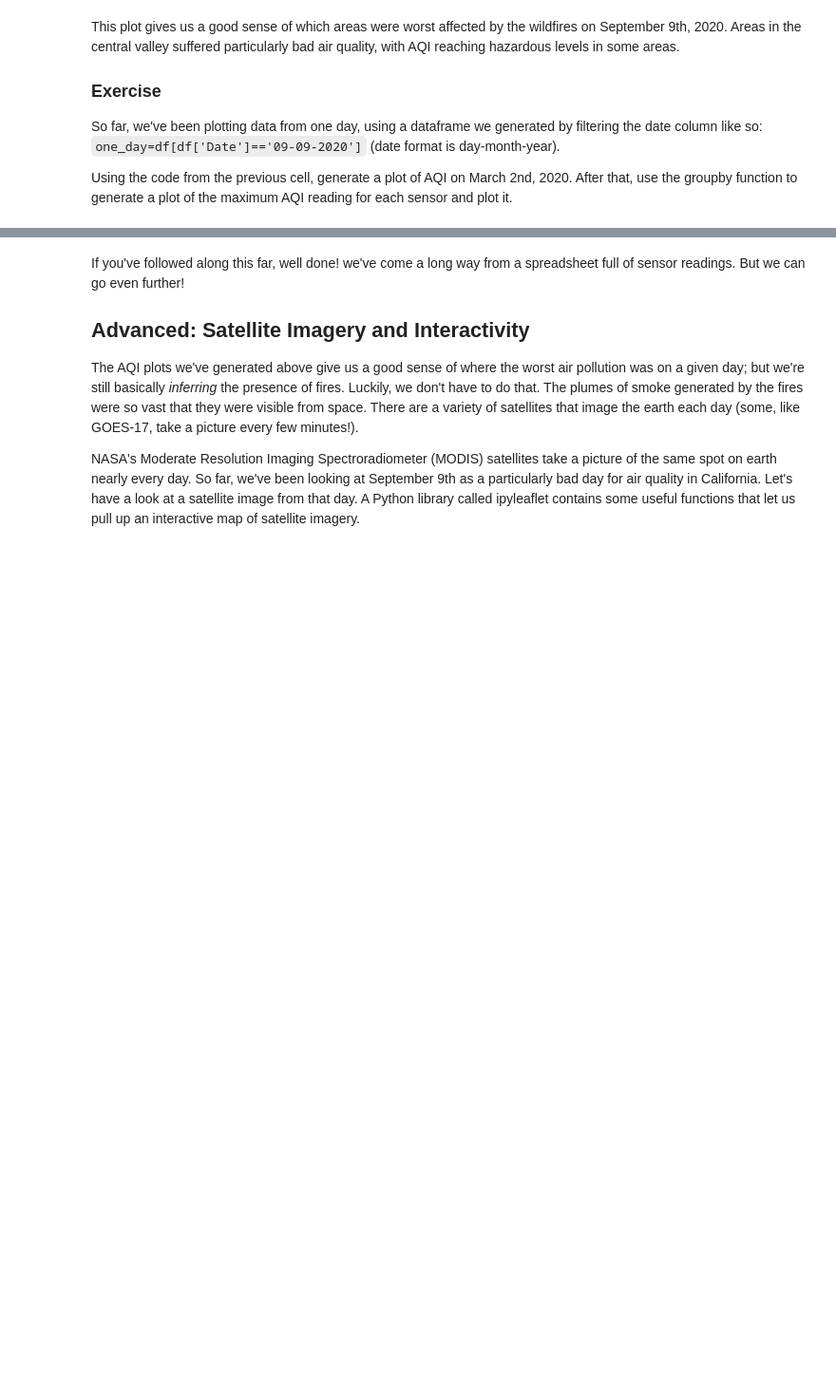
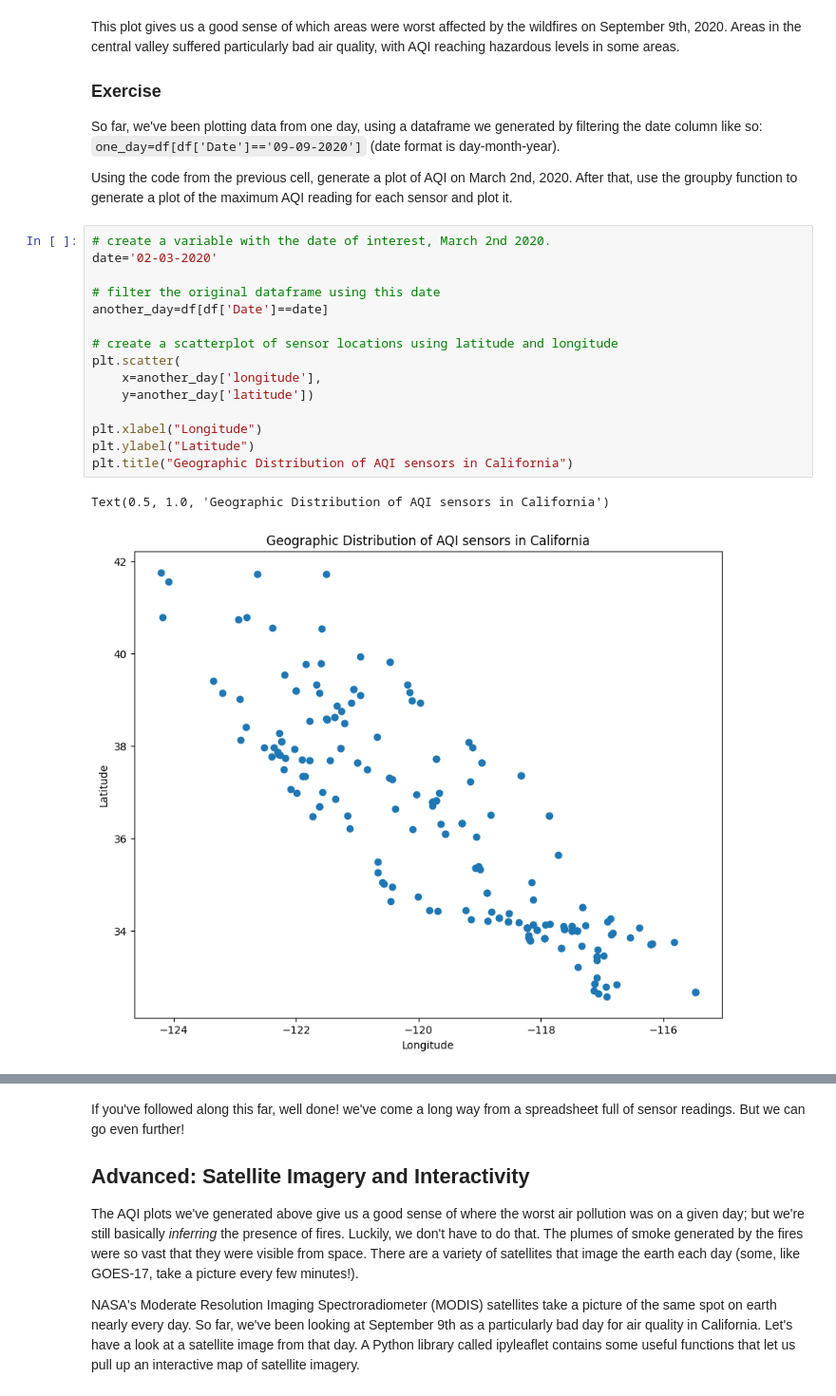
Before and after one commit to khou128/QM2, a Jupyter notebook: notebooks/W03. Spatial Data.ipynb, the cells around one changed output, grey strips where cells are left out. Shown at 95% size. Cells and saved outputs as stored; diff of their text form; blank space fills up the shorter version.

```diff
--- a/notebooks/W03. Spatial Data.ipynb
+++ b/notebooks/W03. Spatial Data.ipynb
@@ -446,3 +447,21 @@ This plot gives us a good sense of which areas were worst affected by the wildfi
 So far, we've been plotting data from one day, using a dataframe we generated by filtering the date column like so: `one_day=df[df['Date']=='09-09-2020']` (date format is day-month-year).
 
 Using the code from the previous cell, generate a plot of AQI on March 2nd, 2020. After that, use the groupby function to generate a plot of the maximum AQI reading for each sensor and plot it.
+# %%
+# create a variable with the date of interest, March 2nd 2020.
+date='02-03-2020'
+
+# filter the original dataframe using this date
+another_day=df[df['Date']==date]
+
+# create a scatterplot of sensor locations using latitude and longitude
+plt.scatter(
+    x=another_day['longitude'],
+    y=another_day['latitude'])
+
+plt.xlabel("Longitude")
+plt.ylabel("Latitude")
+plt.title("Geographic Distribution of AQI sensors in California")
+# %% [output]
+Text(0.5, 1.0, 'Geographic Distribution of AQI sensors in California')
+[figure, added]
```
Also changed, not shown: parts of 8 cells of this notebook.
